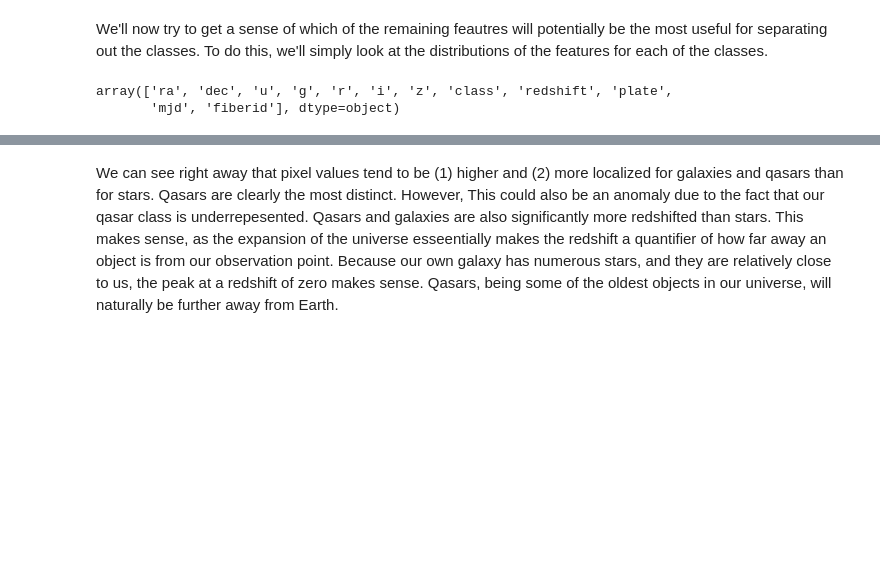
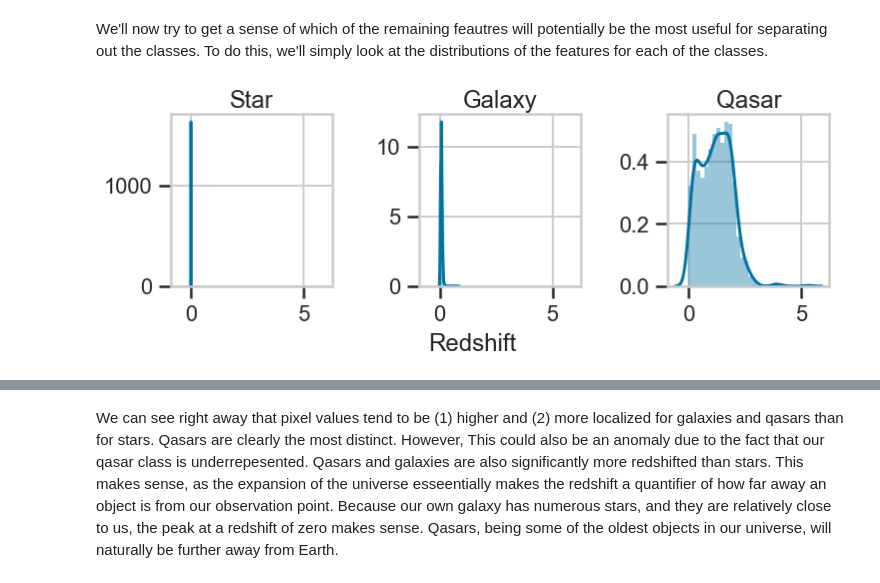
Before and after one commit to garrettlducharme/SDSS_classification, a Jupyter notebook: Technical_Notebook.ipynb, the cells around one changed output, grey strips where cells are left out. Cells and saved outputs as stored; diff of their text form; code cells hidden in the pictures; blank space fills up the shorter version.

```diff
--- a/Technical_Notebook.ipynb
+++ b/Technical_Notebook.ipynb
@@ -98,8 +104,8 @@ def plot_features(df, feature):
-# %%
-df.columns.values
-# %% [output]
-array(['ra', 'dec', 'u', 'g', 'r', 'i', 'z', 'class', 'redshift', 'plate',
-       'mjd', 'fiberid'], dtype=object)
+# %%
+plot_features(df, 'redshift')
+plt.savefig('redshifts.png')
+# %% [output]
+[figure, added]
 # %%
 for feature in df.columns.values:
     try:
```
Also changed, not shown: parts of 17 cells of this notebook, 3 other files.
